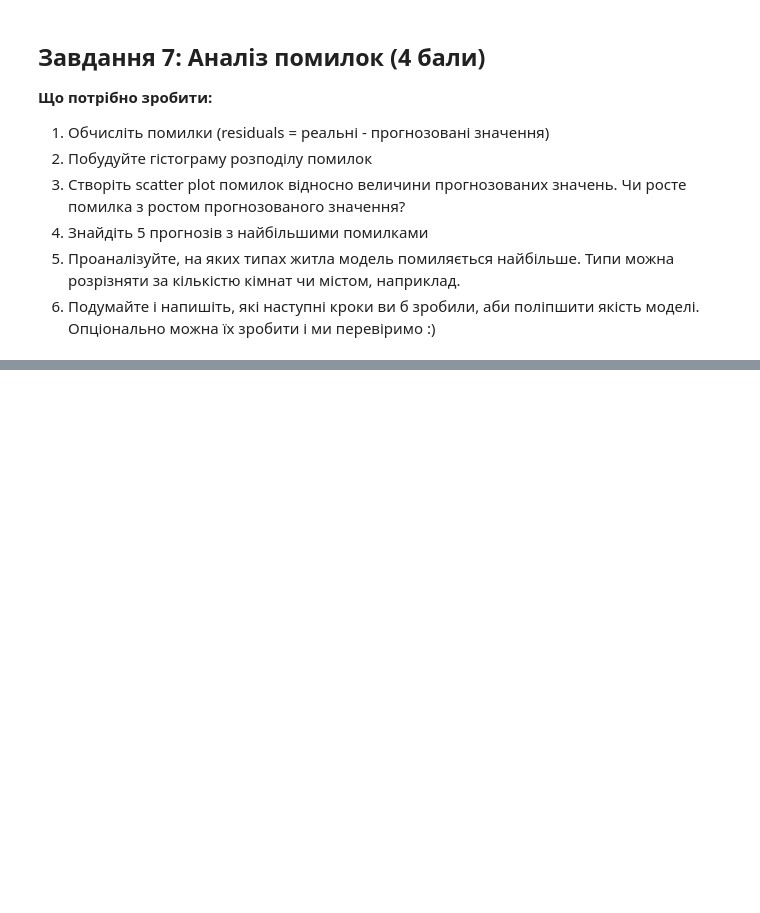
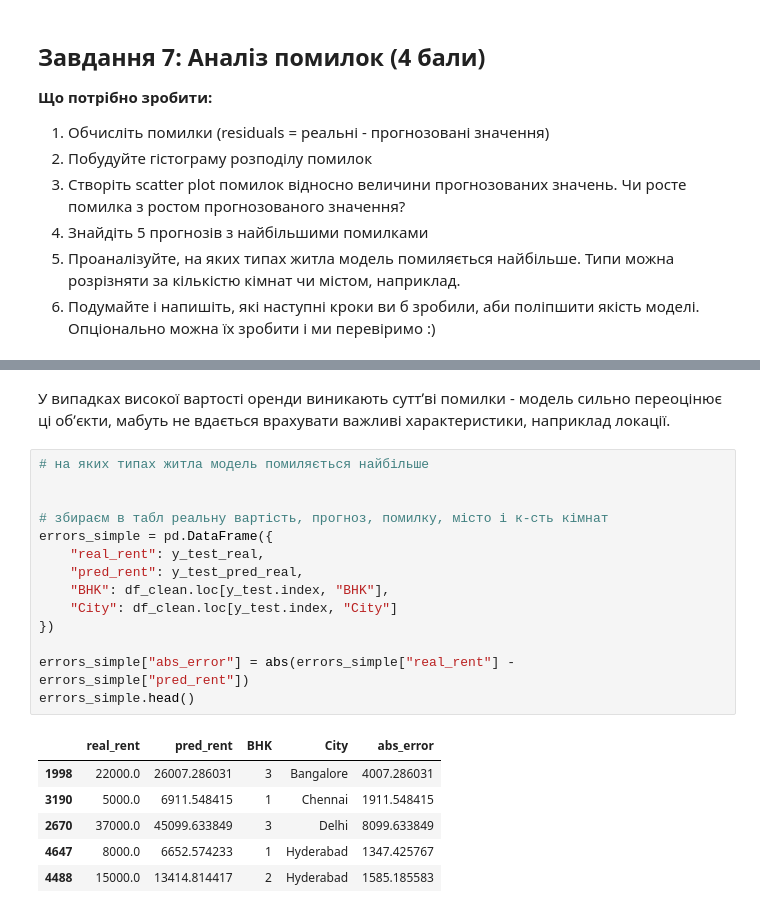
Before and after one commit to OlenaBabko/DataAnalytics_DataLovesAcademy, a Jupyter notebook: modul_16_Machine Learning Fundamentals for Data Analysts/hw/HW_16_1_Forecasting_housing_rent.ipynb, the cells around one changed output, grey strips where cells are left out. Drawn from its saved outputs; the diff is of its cells as text; blank space fills up the shorter version.

```diff
--- a/modul_16_Machine Learning Fundamentals for Data Analysts/hw/HW_16_1_Forecasting_housing_rent.ipynb
+++ b/modul_16_Machine Learning Fundamentals for Data Analysts/hw/HW_16_1_Forecasting_housing_rent.ipynb
@@ -751,0 +804,23 @@ fig.show()
+# %% [markdown]
+У випадках високої вартості оренди виникають суттʼві помилки - модель сильно переоцінює ці обʼєкти, мабуть не вдається врахувати важливі характеристики, наприклад локації.
+# %%
+# на яких типах житла модель помиляється найбільше
+
+
+# збираєм в табл реальну вартість, прогноз, помилку, місто і к-сть кімнат
+errors_simple = pd.DataFrame({
+    "real_rent": y_test_real,
+    "pred_rent": y_test_pred_real,
+    "BHK": df_clean.loc[y_test.index, "BHK"],
+    "City": df_clean.loc[y_test.index, "City"]
+})
+
+errors_simple["abs_error"] = abs(errors_simple["real_rent"] - errors_simple["pred_rent"])
+errors_simple.head()
+# %% [output]
+|  | real_rent | pred_rent | BHK | City | abs_error |
+| 1998 | 22000.0 | 26007.286031 | 3 | Bangalore | 4007.286031 |
+| 3190 | 5000.0 | 6911.548415 | 1 | Chennai | 1911.548415 |
+| 2670 | 37000.0 | 45099.633849 | 3 | Delhi | 8099.633849 |
+| 4647 | 8000.0 | 6652.574233 | 1 | Hyderabad | 1347.425767 |
+| 4488 | 15000.0 | 13414.814417 | 2 | Hyderabad | 1585.185583 |
```
Also changed, not shown: parts of 10 cells of this notebook.
